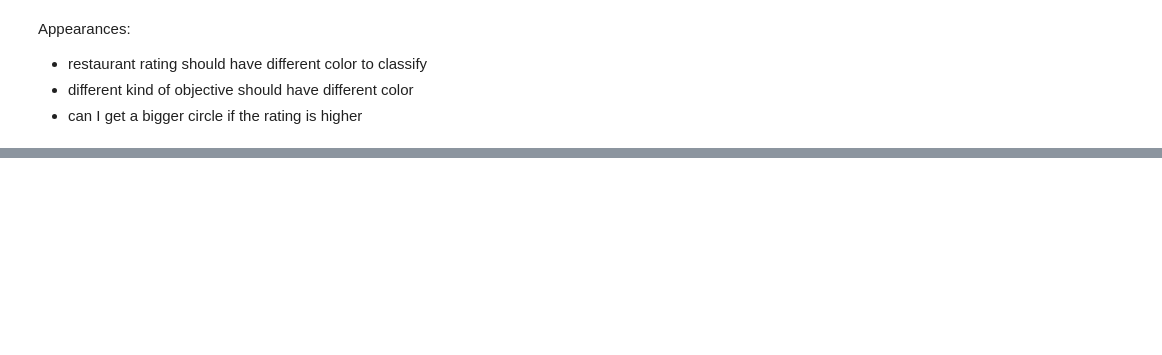
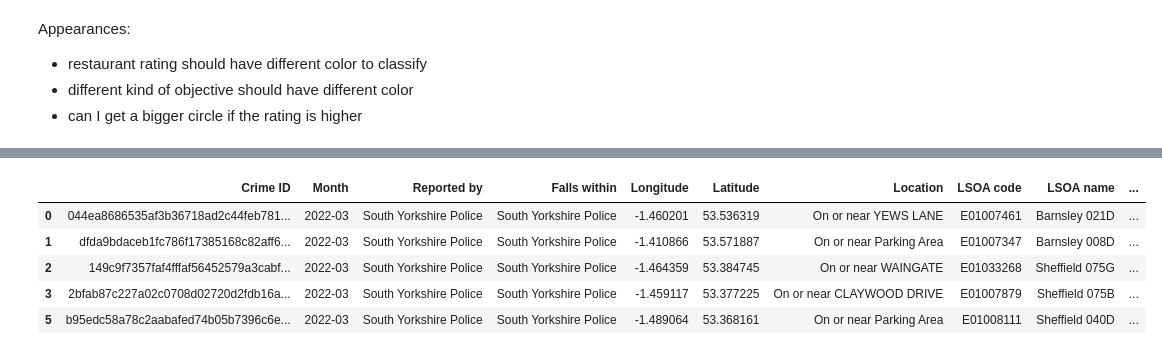
Before and after one commit to Aipeni/map_custom, a Jupyter notebook: Untitled.ipynb, the cells around one changed output, grey strips where cells are left out. Drawn from its saved outputs; the diff is of its cells as text; code cells hidden in the pictures; blank space fills up the shorter version.

Commit message:
updating to extract past year crime data

```diff
--- a/Untitled.ipynb
+++ b/Untitled.ipynb
@@ -237,0 +241,11 @@ def get_unlimited_reviews(place_id,review_number=10):
+# %%
+df1=get_clean_crime_data('west one plaza 2,sheffield, united kingdom')
+# %%
+df1.head()
+# %% [output]
+|  | Crime ID | Month | Reported by | Falls within | Longitude | Latitude | Location | LSOA code | LSOA name | ... |
+| 0 | 044ea8686535af3b36718ad2c44feb781... | 2022-03 | South Yorkshire Police | South Yorkshire Police | -1.460201 | 53.536319 | On or near YEWS LANE | E01007461 | Barnsley 021D | ... |
+| 1 | dfda9bdaceb1fc786f17385168c82aff6... | 2022-03 | South Yorkshire Police | South Yorkshire Police | -1.410866 | 53.571887 | On or near Parking Area | E01007347 | Barnsley 008D | ... |
+| 2 | 149c9f7357faf4fffaf56452579a3cabf... | 2022-03 | South Yorkshire Police | South Yorkshire Police | -1.464359 | 53.384745 | On or near WAINGATE | E01033268 | Sheffield 075G | ... |
+| 3 | 2bfab87c227a02c0708d02720d2fdb16a... | 2022-03 | South Yorkshire Police | South Yorkshire Police | -1.459117 | 53.377225 | On or near CLAYWOOD DRIVE | E01007879 | Sheffield 075B | ... |
+| 5 | b95edc58a78c2aabafed74b05b7396c6e... | 2022-03 | South Yorkshire Police | South Yorkshire Police | -1.489064 | 53.368161 | On or near Parking Area | E01008111 | Sheffield 040D | ... |
```
Also changed, not shown: parts of 10 cells of this notebook.
